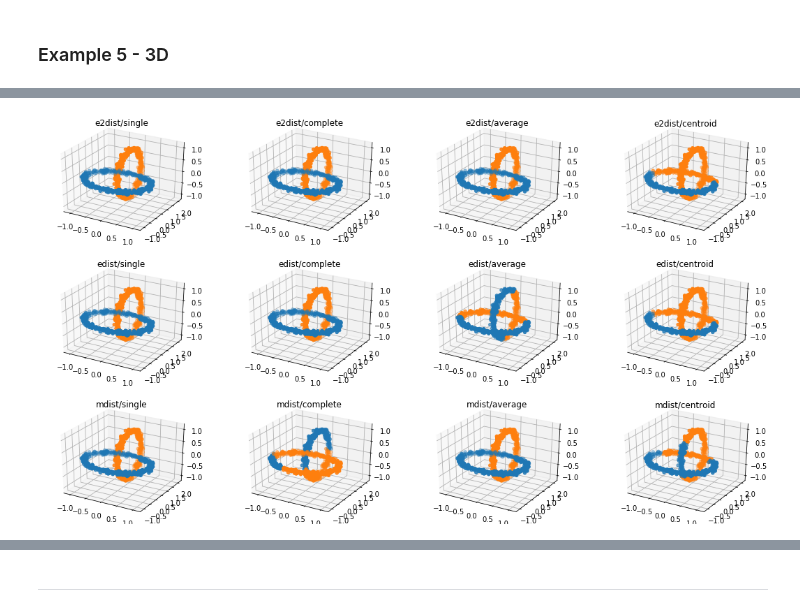
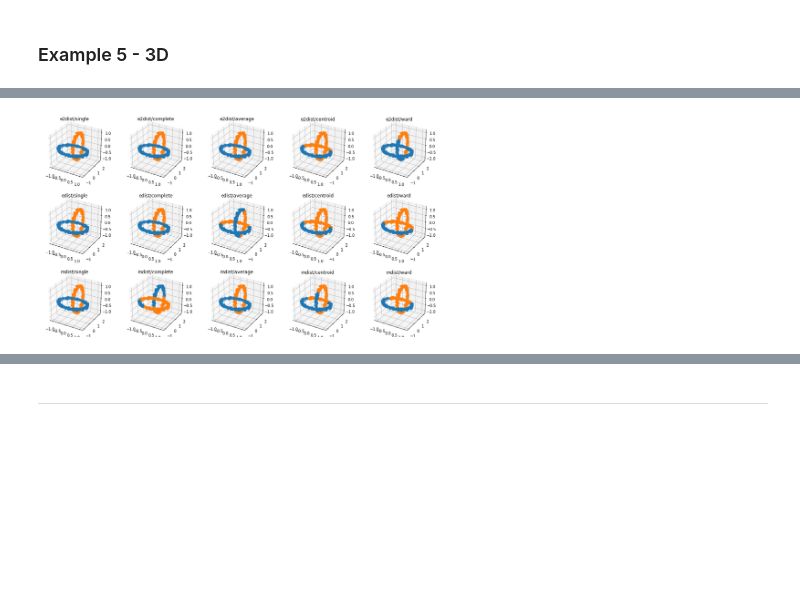
Before and after one commit to Anhmike/clustering, a Jupyter notebook: tmp/clustering.ipynb, the cells around one changed output, grey strips where cells are left out. Cells and saved outputs as stored; diff of their text form; code cells hidden in the pictures; blank space fills up the shorter version.

```diff
--- a/tmp/clustering.ipynb
+++ b/tmp/clustering.ipynb
@@ -169,6 +136,6 @@ plot3D:{
  plt[`:show][];
  }
 # %%
-plot3D[d5;2;cross[key .clust.kd.i.dd;-1_key .clust.kd.i.ld]];
+plot3D[d5;2;cross[key .clust.kd.i.dd;key .clust.kd.i.ld]];
 # %% [output]
-[figure, old version]
+[figure, new version]
```
Also changed, not shown: parts of 19 cells of this notebook.
